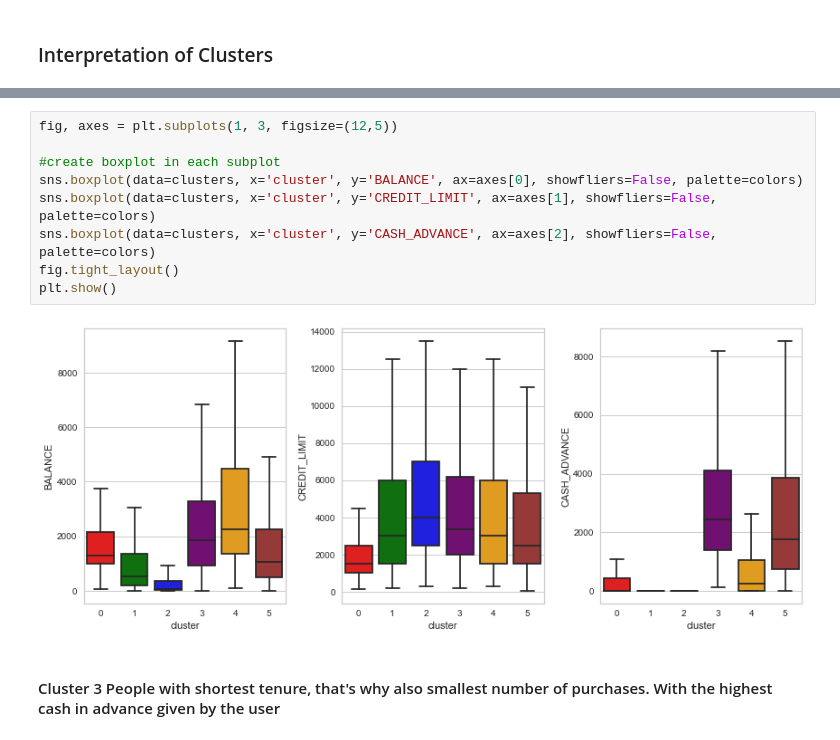
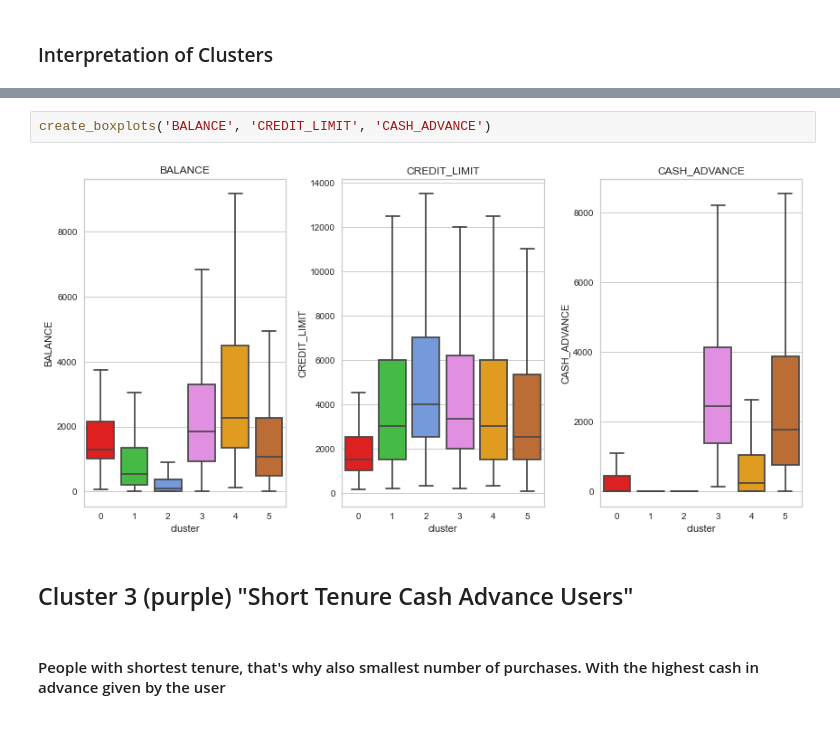
Before and after one commit to AleksanderWernik/Credit_card_clustering, a Jupyter notebook: Credit_card.ipynb, the cells around one changed output, grey strips where cells are left out. Cells and saved outputs as stored; diff of their text form.

```diff
--- a/Credit_card.ipynb
+++ b/Credit_card.ipynb
@@ -437,13 +412,8 @@ plt.show()
-# %%
-fig, axes = plt.subplots(1, 3, figsize=(12,5))
-
-#create boxplot in each subplot
-sns.boxplot(data=clusters, x='cluster', y='BALANCE', ax=axes[0], showfliers=False, palette=colors)
-sns.boxplot(data=clusters, x='cluster', y='CREDIT_LIMIT', ax=axes[1], showfliers=False, palette=colors)
-sns.boxplot(data=clusters, x='cluster', y='CASH_ADVANCE', ax=axes[2], showfliers=False, palette=colors)
-fig.tight_layout()
-plt.show()
-# %% [output]
-[figure, removed]
+# %%
+create_boxplots('BALANCE', 'CREDIT_LIMIT', 'CASH_ADVANCE')
+# %% [output]
+[figure, added]
+# %% [markdown]
+## Cluster 3 (purple) "Short Tenure Cash Advance Users"
 # %% [markdown]
-#### Cluster 3 People with shortest tenure, that's why also smallest number of purchases.  With the highest cash in advance given by the user
+#### People with shortest tenure, that's why also smallest number of purchases.  With the highest cash in advance given by the user
```
Also changed, not shown: parts of 33 cells of this notebook.
